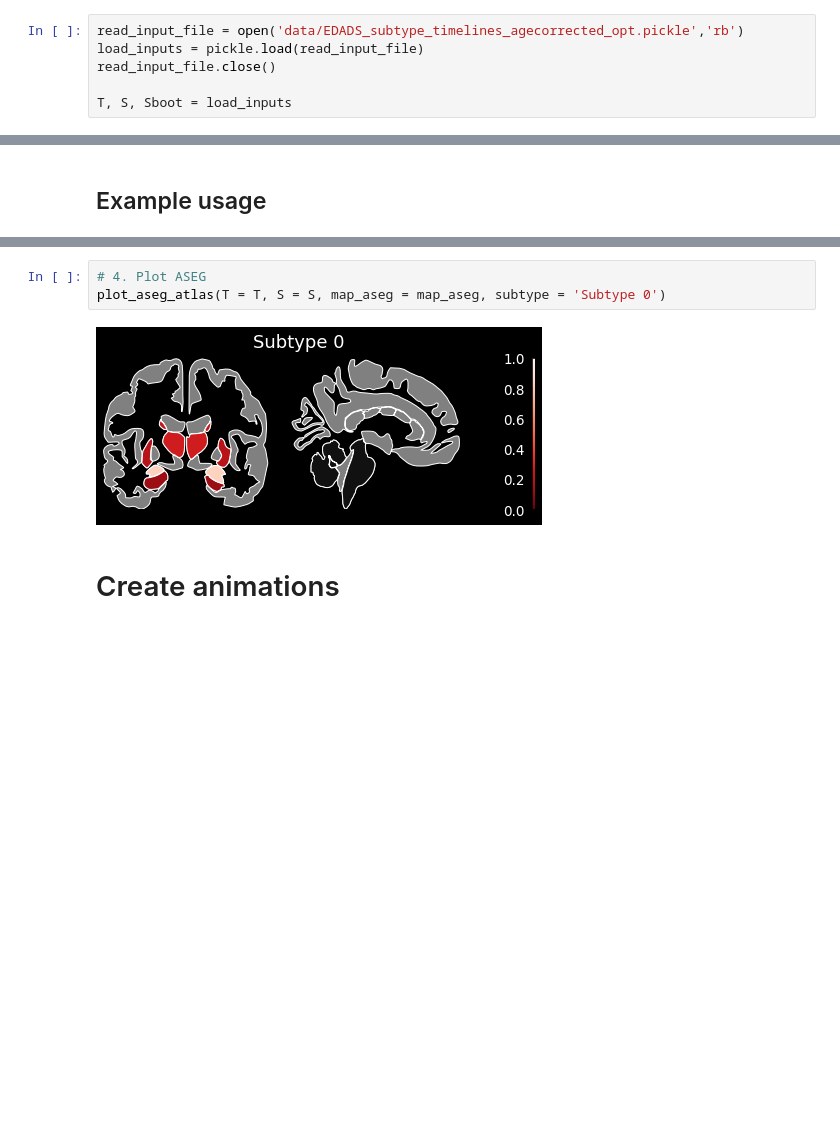
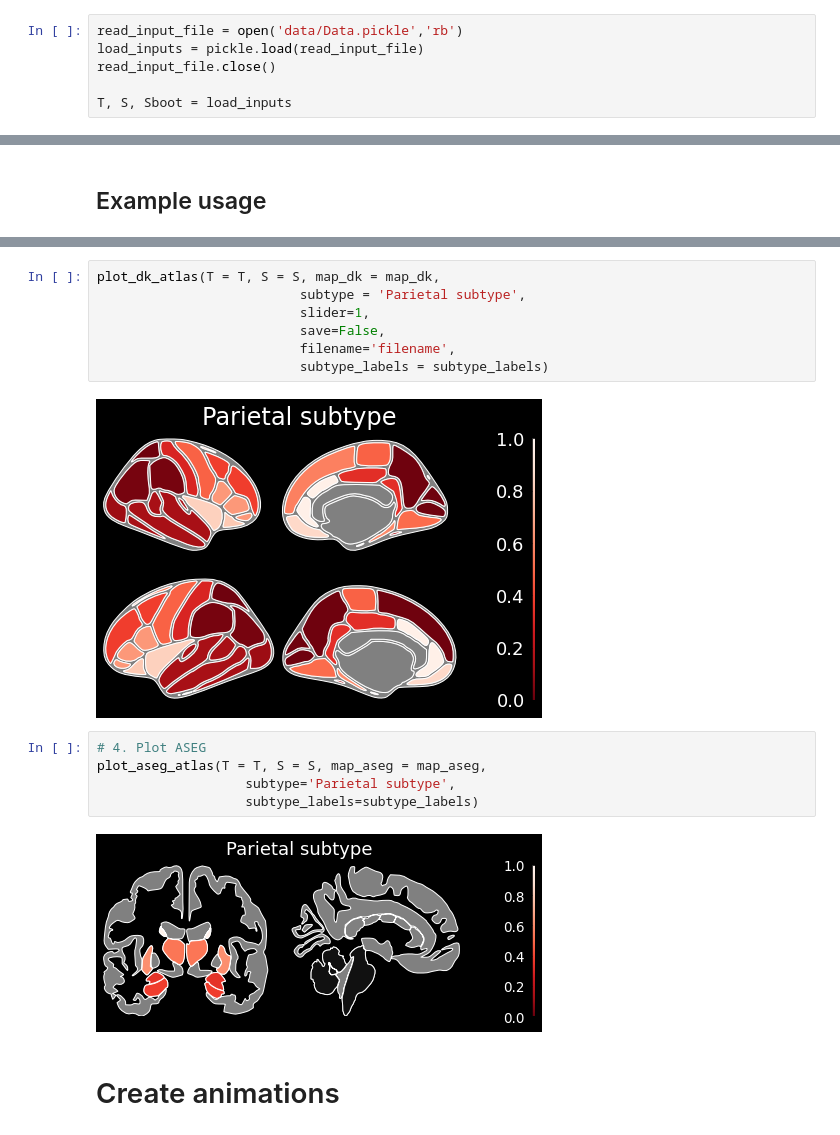
Before and after one commit to rzepkka/Master_Thesis, a Jupyter notebook: notebook_examples/animations.ipynb, the cells around one changed output, grey strips where cells are left out. Saved outputs shown, nothing was run; the diff lists cells and outputs as text; blank space fills up the shorter version.

```diff
--- a/notebook_examples/animations.ipynb
+++ b/notebook_examples/animations.ipynb
@@ -17,7 +17,7 @@ from PIL import Image
 # %% [markdown]
 ### LOAD FILE
 # %%
-read_input_file = open('data/EDADS_subtype_timelines_agecorrected_opt.pickle','rb')
+read_input_file = open('data/Data.pickle','rb')
 load_inputs = pickle.load(read_input_file)
 read_input_file.close()
 
@@ -359,8 +358,19 @@ plot_dk_atlas(T = T, S = S, map_dk = map_dk, subtype = 'Subtype 0')
+# %%
+plot_dk_atlas(T = T, S = S, map_dk = map_dk,
+                          subtype = 'Parietal subtype',
+                          slider=1,
+                          save=False,
+                          filename='filename',
+                          subtype_labels = subtype_labels)
+# %% [output]
+[figure, added]
 # %%
 # 4. Plot ASEG
-plot_aseg_atlas(T = T, S = S, map_aseg = map_aseg, subtype = 'Subtype 0')
+plot_aseg_atlas(T = T, S = S, map_aseg = map_aseg,
+                   subtype='Parietal subtype',
+                   subtype_labels=subtype_labels)
 # %% [output]
-[figure, old version]
+[figure, new version]
 # %% [markdown]
 # Create animations
 # %%
```
Also changed, not shown: parts of 12 cells of this notebook, 8 other files.
